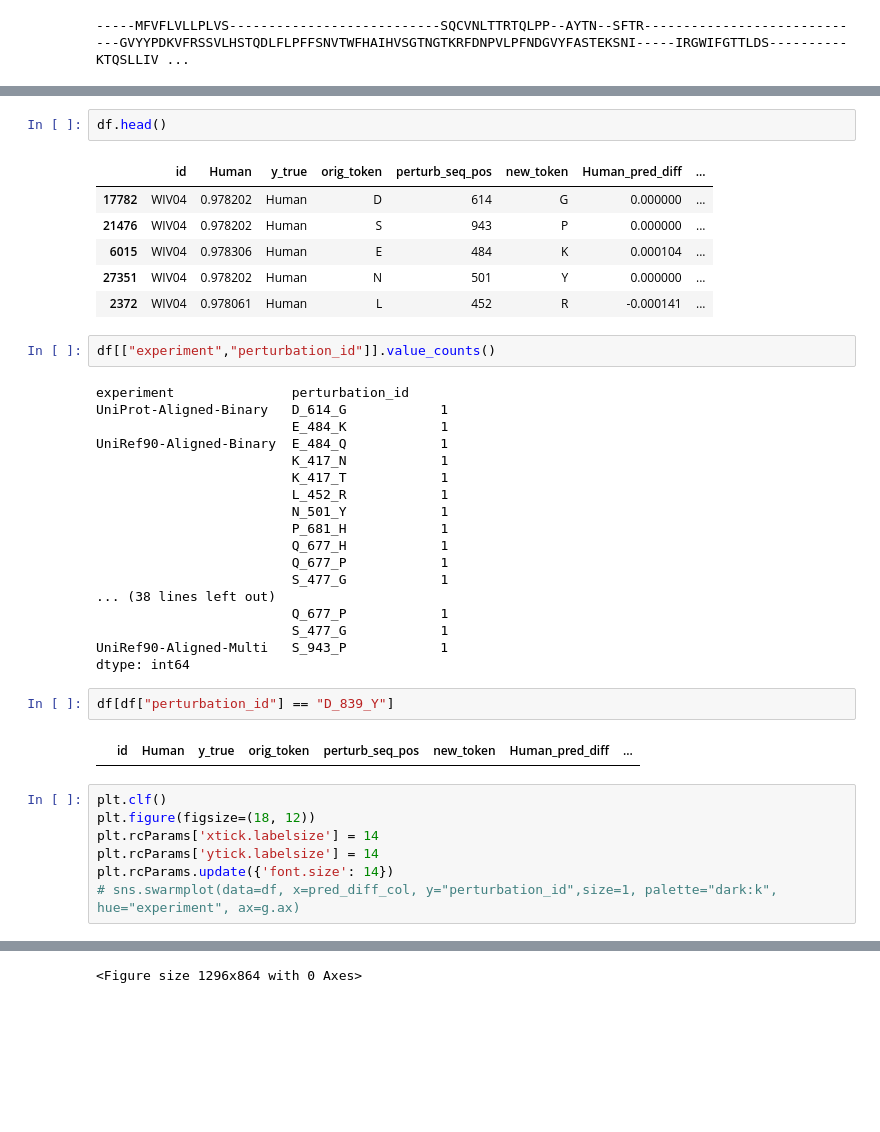
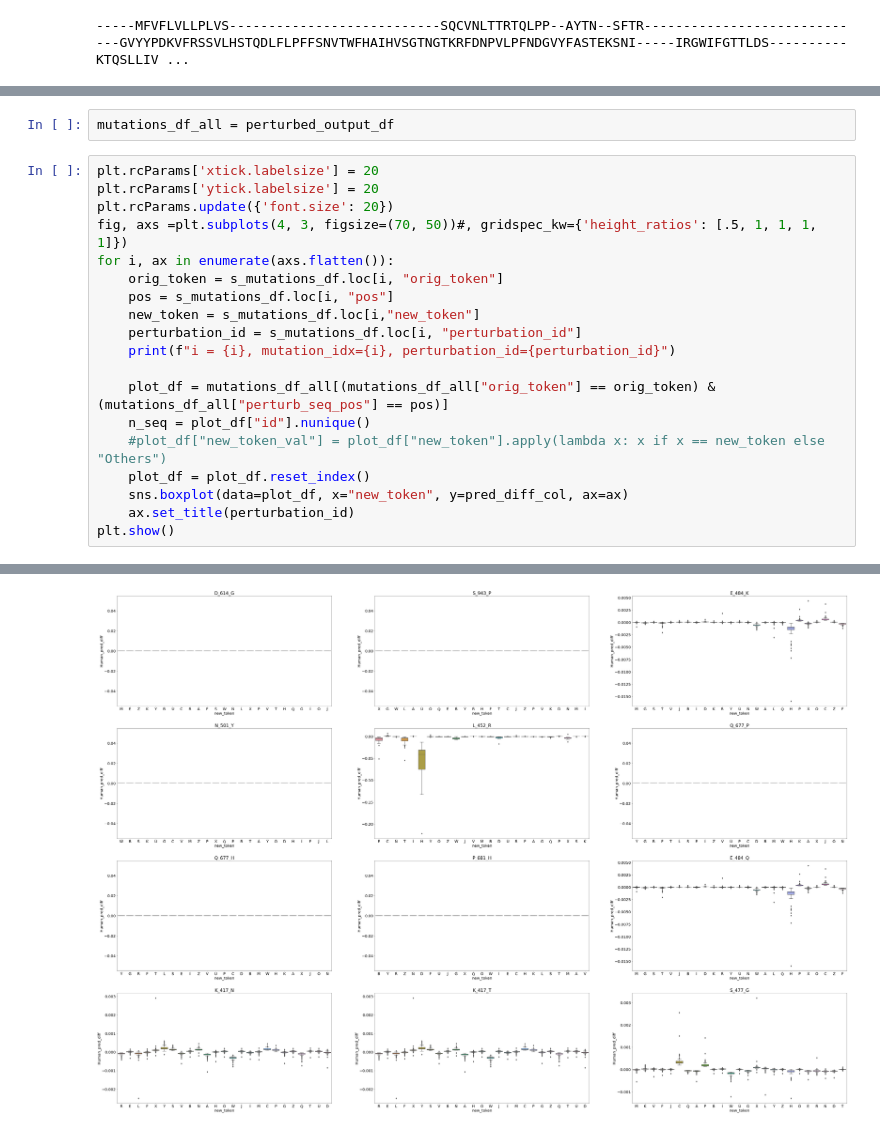
Before and after one commit to NSF-COMPASS-Center/HAVEN, a Jupyter notebook: src/jupyter_notebooks/perturbation/sars-cov-2/sarscov2-aligned-perturbation-analysis-mutations.ipynb, the cells around one changed output, grey strips where cells are left out. Drawn from its saved outputs; the diff is of its cells as text; blank space fills up the shorter version.

```diff
--- a/src/jupyter_notebooks/perturbation/sars-cov-2/sarscov2-aligned-perturbation-analysis-mutations.ipynb
+++ b/src/jupyter_notebooks/perturbation/sars-cov-2/sarscov2-aligned-perturbation-analysis-mutations.ipynb
@@ -184,41 +183,22 @@ mutations_df = (13, 11)
 # %%
-df.head()
+mutations_df_all = perturbed_output_df
-# %% [output]
-|  | id | Human | y_true | orig_token | perturb_seq_pos | new_token | Human_pred_diff | ... |
-| 17782 | WIV04 | 0.978202 | Human | D | 614 | G | 0.000000 | ... |
-| 21476 | WIV04 | 0.978202 | Human | S | 943 | P | 0.000000 | ... |
-| 6015 | WIV04 | 0.978306 | Human | E | 484 | K | 0.000104 | ... |
-| 27351 | WIV04 | 0.978202 | Human | N | 501 | Y | 0.000000 | ... |
-| 2372 | WIV04 | 0.978061 | Human | L | 452 | R | -0.000141 | ... |
-# %%
-df[["experiment","perturbation_id"]].value_counts()
-# %% [output]
-experiment               perturbation_id
-UniProt-Aligned-Binary   D_614_G            1
-                         E_484_K            1
-UniRef90-Aligned-Binary  E_484_Q            1
-                         K_417_N            1
-                         K_417_T            1
-                         L_452_R            1
-                         N_501_Y            1
-                         P_681_H            1
-                         Q_677_H            1
-                         Q_677_P            1
-                         S_477_G            1
-... (38 lines left out)
-                         Q_677_P            1
-                         S_477_G            1
-UniRef90-Aligned-Multi   S_943_P            1
-dtype: int64
-# %%
-df[df["perturbation_id"] == "D_839_Y"]
-# %% [output]
-|  | id | Human | y_true | orig_token | perturb_seq_pos | new_token | Human_pred_diff | ... |
 # %%
-plt.clf()
-plt.figure(figsize=(18, 12))
-plt.rcParams['xtick.labelsize'] = 14
-plt.rcParams['ytick.labelsize'] = 14
-plt.rcParams.update({'font.size': 14})
-# sns.swarmplot(data=df, x=pred_diff_col, y="perturbation_id",size=1, palette="dark:k", hue="experiment", ax=g.ax)
+plt.rcParams['xtick.labelsize'] = 20
+plt.rcParams['ytick.labelsize'] = 20
+plt.rcParams.update({'font.size': 20})
+fig, axs =plt.subplots(4, 3, figsize=(70, 50))#, gridspec_kw={'height_ratios': [.5, 1, 1, 1, 1]})
+for i, ax in enumerate(axs.flatten()):
+    orig_token = s_mutations_df.loc[i, "orig_token"]
+    pos = s_mutations_df.loc[i, "pos"]
+    new_token = s_mutations_df.loc[i,"new_token"]
+    perturbation_id = s_mutations_df.loc[i, "perturbation_id"]
+    print(f"i = {i}, mutation_idx={i}, perturbation_id={perturbation_id}")
+
+    plot_df = mutations_df_all[(mutations_df_all["orig_token"] == orig_token) & (mutations_df_all["perturb_seq_pos"] == pos)]
+    n_seq = plot_df["id"].nunique()
+    #plot_df["new_token_val"] = plot_df["new_token"].apply(lambda x: x if x == new_token else "Others")
+    plot_df = plot_df.reset_index()
+    sns.boxplot(data=plot_df, x="new_token", y=pred_diff_col, ax=ax)
+    ax.set_title(perturbation_id)
+plt.show()
 # %% [output]
@@ -226 +217 @@ plt.rcParams.update({'font.size': 14})
-<Figure size 1296x864 with 0 Axes>
+[figure, added]
```
Also changed, not shown: parts of 15 cells of this notebook, 5 other files.
